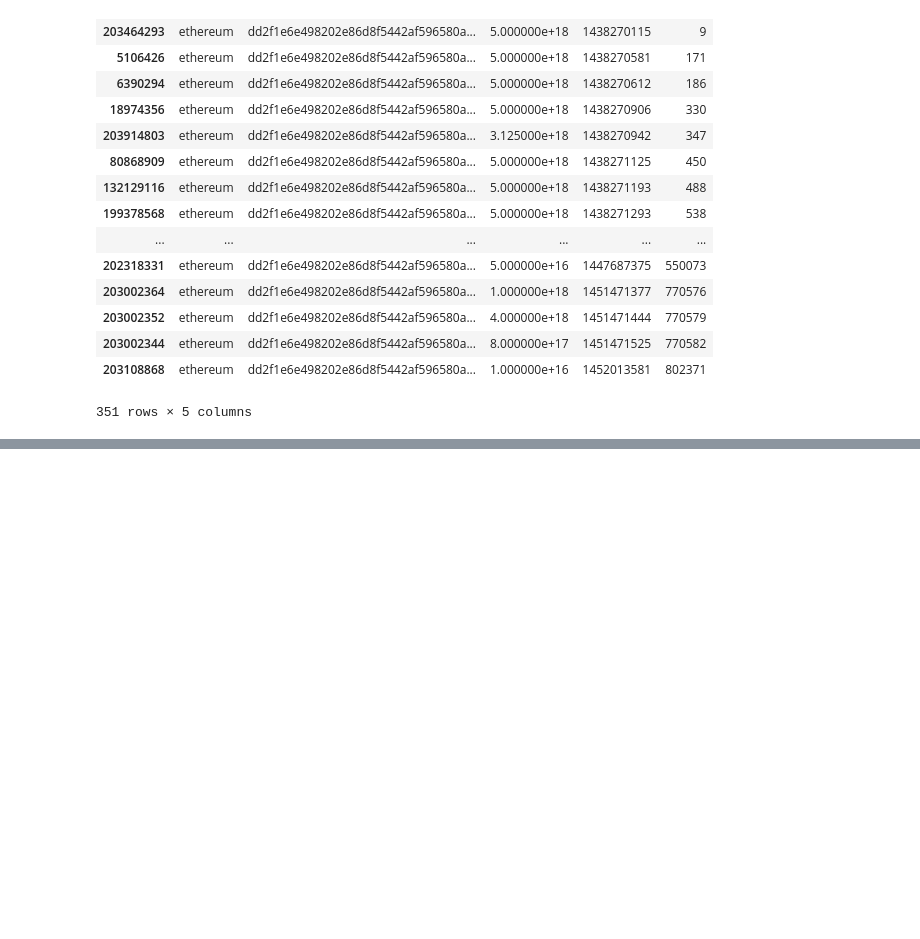
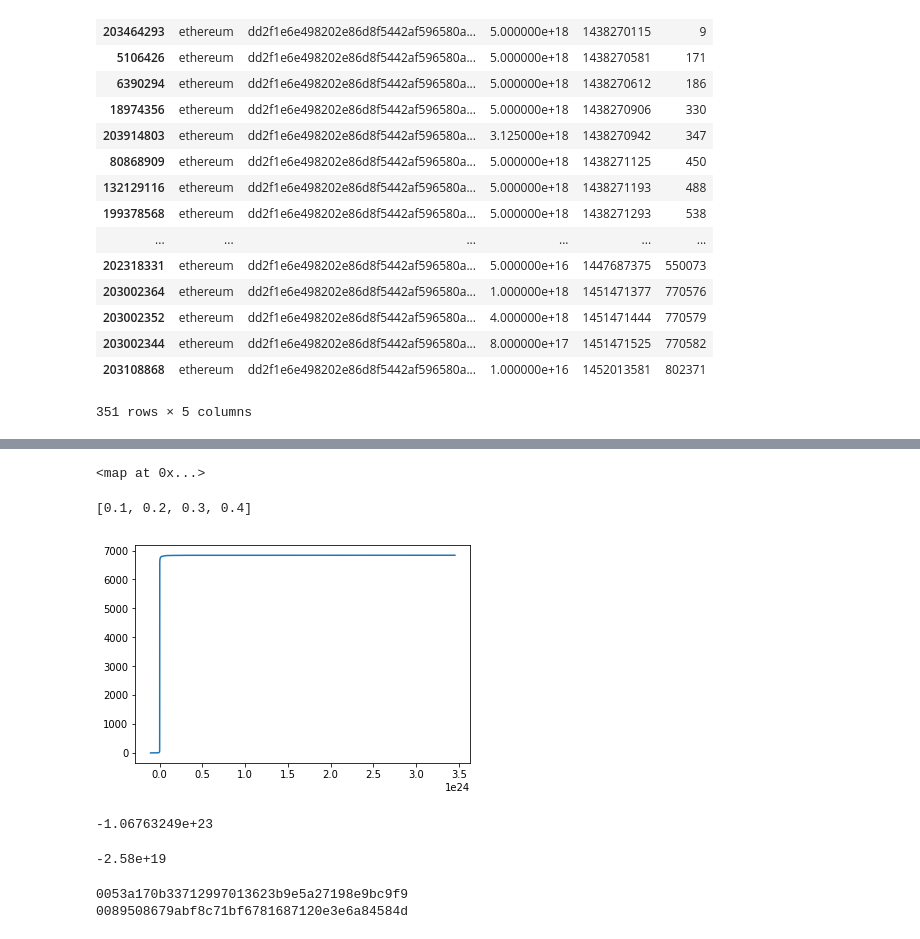
Before and after one commit to Sandipan99/Ethereum, a Jupyter notebook: exploring_ethereum.ipynb, the cells around one changed output, grey strips where cells are left out. Cells and saved outputs as stored; diff of their text form; code cells hidden in the pictures; blank space fills up the shorter version.

```diff
--- a/exploring_ethereum.ipynb
+++ b/exploring_ethereum.ipynb
@@ -310,0 +399,9 @@ t_x.sort_values('block')
+# %%
+t_x_t = t_x.groupby('to').sum()['value'].to_dict()
+# %%
+val = {}
+for key in t_x_t:
+    val[key] = t_x_t[key]
+for key in t_x_f:
+    if key in val:
+        val[key]-=t_x_f[key]
@@ -310,0 +473,7 @@ t_x.sort_values('block')
+# %%
+to_plot = []
+for key,v in sorted(val.items(),key=lambda x:x[1]):
+    to_plot.append(v)
+# %%
+x = sum(to_plot)
+p = map(lambda y:y/x,to_plot)
@@ -310,0 +483,49 @@ t_x.sort_values('block')
+# %%
+b
+# %% [output]
+<map at 0x...>
+# %%
+list(b)
+# %% [output]
+[0.1, 0.2, 0.3, 0.4]
+# %%
+import matplotlib.pyplot as plt
+import numpy as np
+def CDF(lst):
+    counter = {}
+    for obj in lst:
+        if obj not in counter:
+            counter[obj] = 1
+        else:
+            counter[obj] +=1
+    x = []
+    y = []
+    for i,j in sorted(counter.items(),key = lambda x:x[0]):
+        x.append(i)
+        y.append(j)
+    x = np.array(x)
+    y = np.cumsum(np.array(y))
+
+    plt.plot(x,y)
+CDF(to_plot)
+# %% [output]
+[figure, added]
+# %%
+min(to_plot)
+# %% [output]
+-1.06763249e+23
+# %%
+to_plot[100]
+# %% [output]
+-2.58e+19
+# %%
+flag = 0
+for key in val:
+    if val[key]<0:
+        print(key)
+        flag+=1
+        if flag==2:
+            break
+# %% [output]
+0053a170b33712997013623b9e5a27198e9bc9f9
+0089508679abf8c71bf6781687120e3e6a84584d
```
Also changed, not shown: parts of 119 cells of this notebook, 1 other file.
